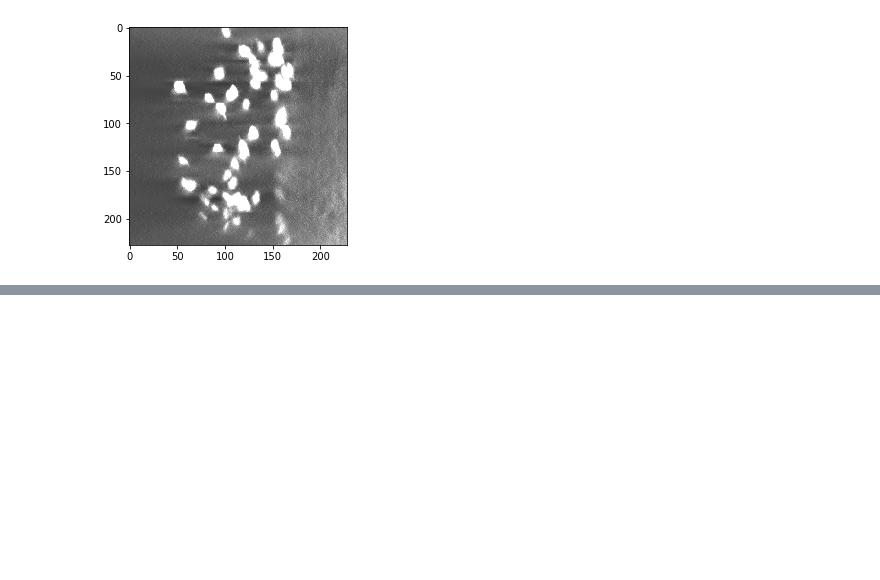
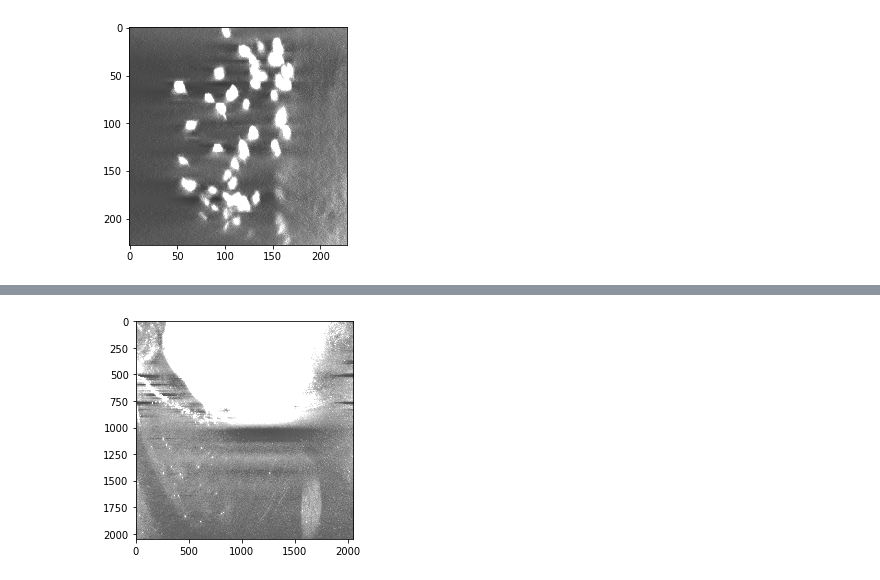
Before and after one commit to chunglabmit/pystripe, a Jupyter notebook: demo/Dual-band Wavelet-FFT filter.ipynb, the cells around one changed output, grey strips where cells are left out. Saved outputs shown, nothing was run; the diff lists cells and outputs as text; code cells hidden in the pictures; blank space fills up the shorter version.

```diff
--- a/demo/Dual-band Wavelet-FFT filter.ipynb
+++ b/demo/Dual-band Wavelet-FFT filter.ipynb
@@ -320,0 +327,85 @@ plt.show()
+# %%
+from scipy import ndimage
+
+
+input_path = '052660.tif'
+# input_path = 'crop.tif'
+wavelet = 'db5'
+sigma_background = 1024  # pixels
+sigma_foreground = 128
+threshold = 600
+crossover = 20
+
+input_img = tifffile.imread(input_path)
+
+background = np.clip(input_img, None, threshold)
+foreground = np.clip(input_img, threshold, None)
+
+mask = input_img >= threshold
+
+# Background filtering
+background_log = np.log(1 + background)
+foreground_log = np.log(1 + foreground)
+
+background_coeffs = pywt.wavedec2(background_log, wavelet)
+background_approx = background_coeffs[0]
+background_detail = background_coeffs[1:]
+
+foreground_coeffs = pywt.wavedec2(foreground_log, wavelet)
+foreground_approx = foreground_coeffs[0]
+foreground_detail = foreground_coeffs[1:]
+
+nb_levels = len(background_detail)
+background_frac = sigma_background / input_img.shape[0]
+foreground_frac = sigma_foreground / input_img.shape[0]
+
+background_coeff = [background_approx]
+foreground_coeff = [foreground_approx]
+
+for (bch, bcv, bcd), (fch, fcv, fcd) in zip(background_detail, foreground_detail):
+
+    bch_fft = fftpack.rfft(bch)
+    fch_fft = fftpack.rfft(fch)
+
+    bs = bch.shape[0] * background_frac
+    fs = fch.shape[0] * foreground_frac
+
+    bg = gaussian_filter(shape=bch_fft.shape, sigma=bs)
+    fg = gaussian_filter(shape=fch_fft.shape, sigma=fs)
+
+    bch_filtered = fftpack.irfft(bch_fft * bg)
+    fch_filtered = fftpack.irfft(fch_fft * fg)
+
+    background_coeff.append((bch_filtered, bcv, bcd))
+    foreground_coeff.append((fch_filtered, fcv, fcd))
+
+background_log_filtered = pywt.waverec2(background_coeff, wavelet)
+foreground_log_filtered = pywt.waverec2(foreground_coeff, wavelet)
+
+background_filtered = np.exp(background_log_filtered)-1
+foreground_filtered = np.exp(foreground_log_filtered)-1
+
+def sigmoid(x):
+    return 1 / (1 + np.exp(-x))
+
+
+def foreground_fraction(img, center, crossover, smoothing):
+    z = (img-center)/crossover
+    f = sigmoid(z)
+    return f #ndimage.gaussian_filter(f, sigma=smoothing)
+
+f = foreground_fraction(input_img.astype('float'), threshold, crossover, smoothing=1)
+
+img_filtered = foreground_filtered * f + background_filtered * (1-f)
+
+print(f.min(), f.mean(), f.max())
+
+plt.imshow(input_img, clim=[0, 400])
+plt.show()
+
+plt.imshow(1-f, clim=[0, 1])
+plt.show()
+
+plt.imshow(img_filtered, clim=[0, 400])
+plt.show()
+# %% [output]
@@ -320,0 +413 @@ plt.show()
+[figure, added]
```
Also changed, not shown: parts of 5 cells of this notebook, 1 other file.
